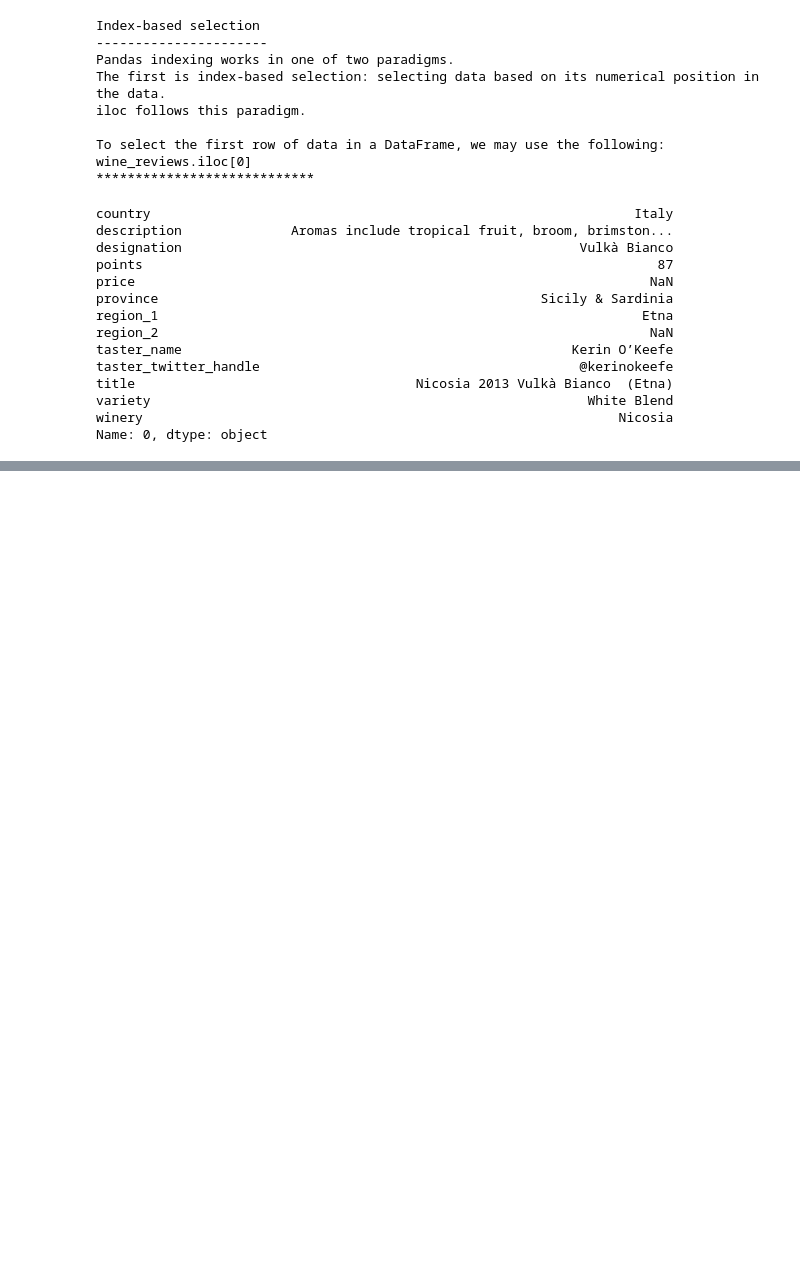
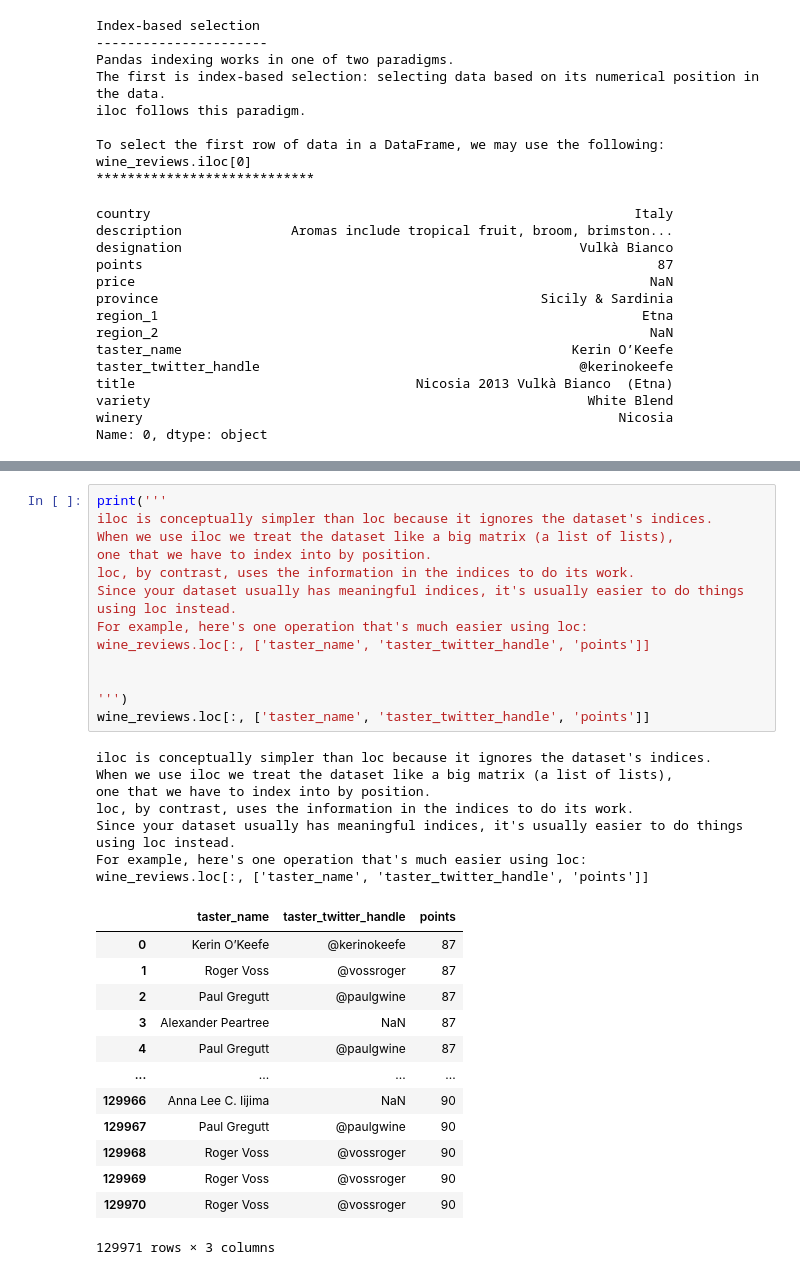
Before and after one commit to smjhassan82/Kaggle-Pandas, a Jupyter notebook: pandas-creating-reading-and-writing.ipynb, the cells around one changed output, grey strips where cells are left out. Saved outputs shown, nothing was run; the diff lists cells and outputs as text; blank space fills up the shorter version.

```diff
--- a/pandas-creating-reading-and-writing.ipynb
+++ b/pandas-creating-reading-and-writing.ipynb
@@ -405,0 +533,34 @@ Name: 0, dtype: object
+# %%
+print('''
+iloc is conceptually simpler than loc because it ignores the dataset's indices.
+When we use iloc we treat the dataset like a big matrix (a list of lists),
+one that we have to index into by position.
+loc, by contrast, uses the information in the indices to do its work.
+Since your dataset usually has meaningful indices, it's usually easier to do things using loc instead.
+For example, here's one operation that's much easier using loc:
+wine_reviews.loc[:, ['taster_name', 'taster_twitter_handle', 'points']]
+
+
+''')
+wine_reviews.loc[:, ['taster_name', 'taster_twitter_handle', 'points']]
+# %% [output]
+iloc is conceptually simpler than loc because it ignores the dataset's indices.
+When we use iloc we treat the dataset like a big matrix (a list of lists),
+one that we have to index into by position.
+loc, by contrast, uses the information in the indices to do its work.
+Since your dataset usually has meaningful indices, it's usually easier to do things using loc instead.
+For example, here's one operation that's much easier using loc:
+wine_reviews.loc[:, ['taster_name', 'taster_twitter_handle', 'points']]
+|  | taster_name | taster_twitter_handle | points |
+| 0 | Kerin O’Keefe | @kerinokeefe | 87 |
+| 1 | Roger Voss | @vossroger | 87 |
+| 2 | Paul Gregutt | @paulgwine | 87 |
+| 3 | Alexander Peartree | NaN | 87 |
+| 4 | Paul Gregutt | @paulgwine | 87 |
+| ... | ... | ... | ... |
+| 129966 | Anna Lee C. Iijima | NaN | 90 |
+| 129967 | Paul Gregutt | @paulgwine | 90 |
+| 129968 | Roger Voss | @vossroger | 90 |
+| 129969 | Roger Voss | @vossroger | 90 |
+| 129970 | Roger Voss | @vossroger | 90 |
+129971 rows × 3 columns
```
Also changed, not shown: parts of 8 cells of this notebook.
